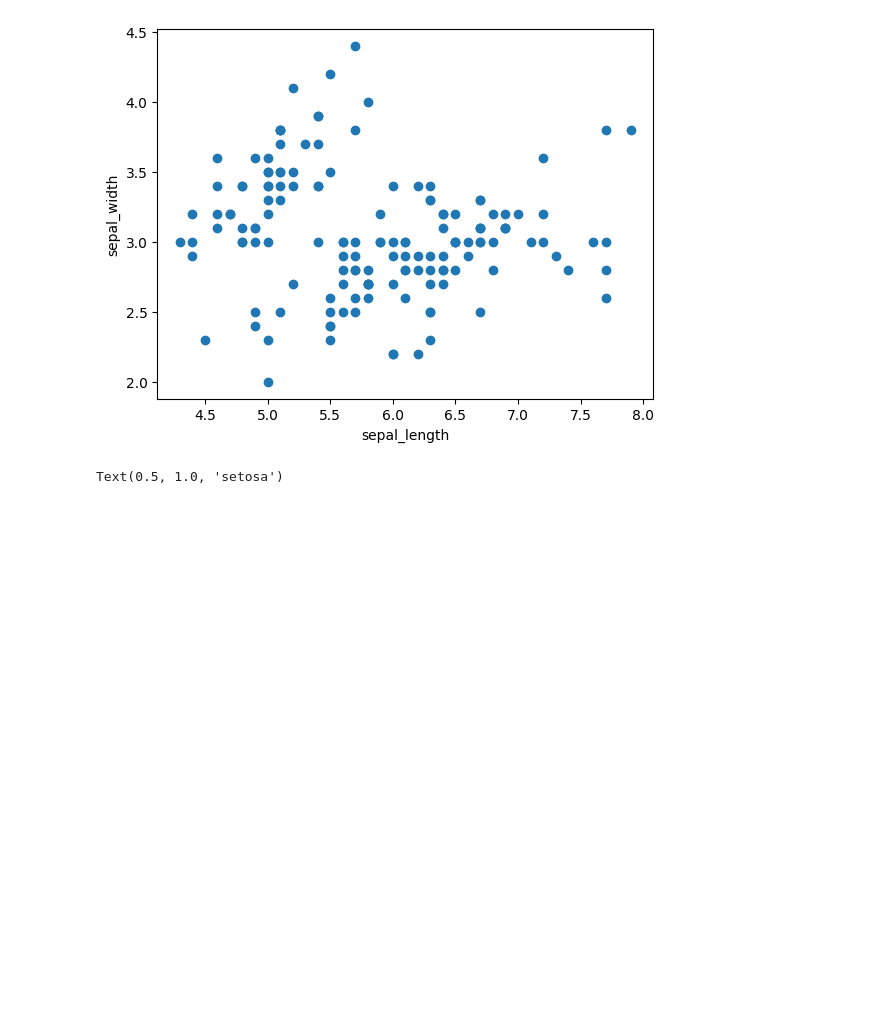
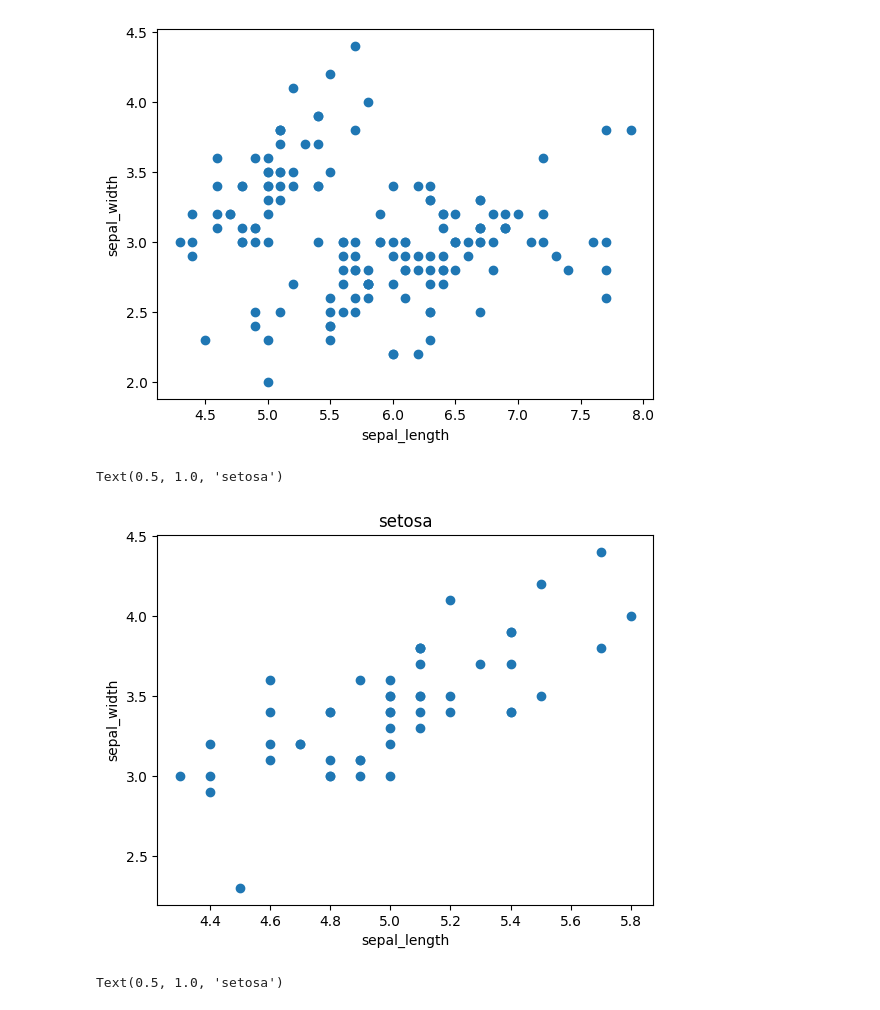
Before and after one commit to angelsooho/-_2025, a Jupyter notebook: scikit_learn.ipynb, the cells around one changed output. Drawn from its saved outputs; the diff is of its cells as text; code cells hidden in the pictures; blank space fills up the shorter version.

```diff
--- a/scikit_learn.ipynb
+++ b/scikit_learn.ipynb
@@ -80,5 +68,17 @@ plt.ylabel('sepal_width')
 # %% [output]
 Text(0, 0.5, 'sepal_width')
 [figure]
+# %%
+df_setosa = df[df['species']=='setosa']
+
+x = list(df_setosa['sepal_length'])
+y = list(df_setosa['sepal_width'])
+plt.scatter(x, y);
+plt.xlabel('sepal_length')
+plt.ylabel('sepal_width')
+plt.title('setosa')
+# %% [output]
+Text(0.5, 1.0, 'setosa')
+[figure, added]
 # %%
 df_setosa = df[df['species']=='setosa']
```
Also changed, not shown: parts of 31 cells of this notebook.
